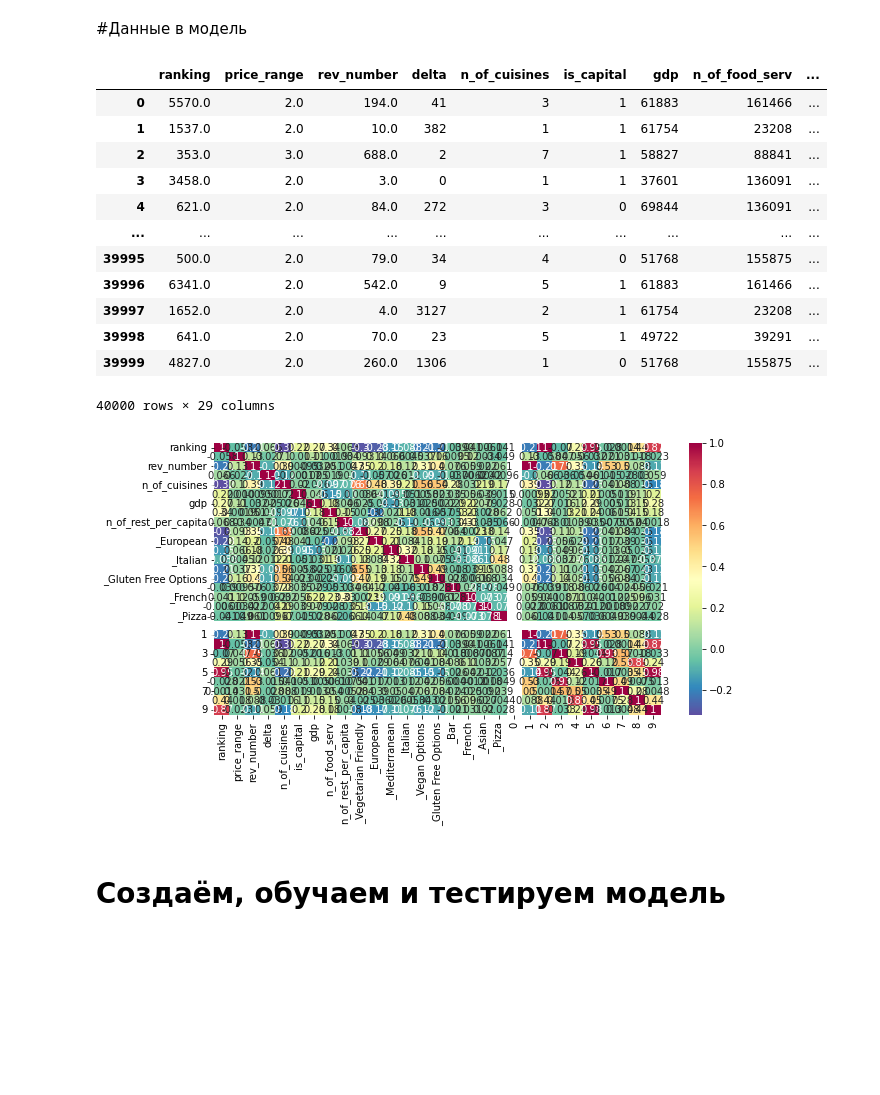
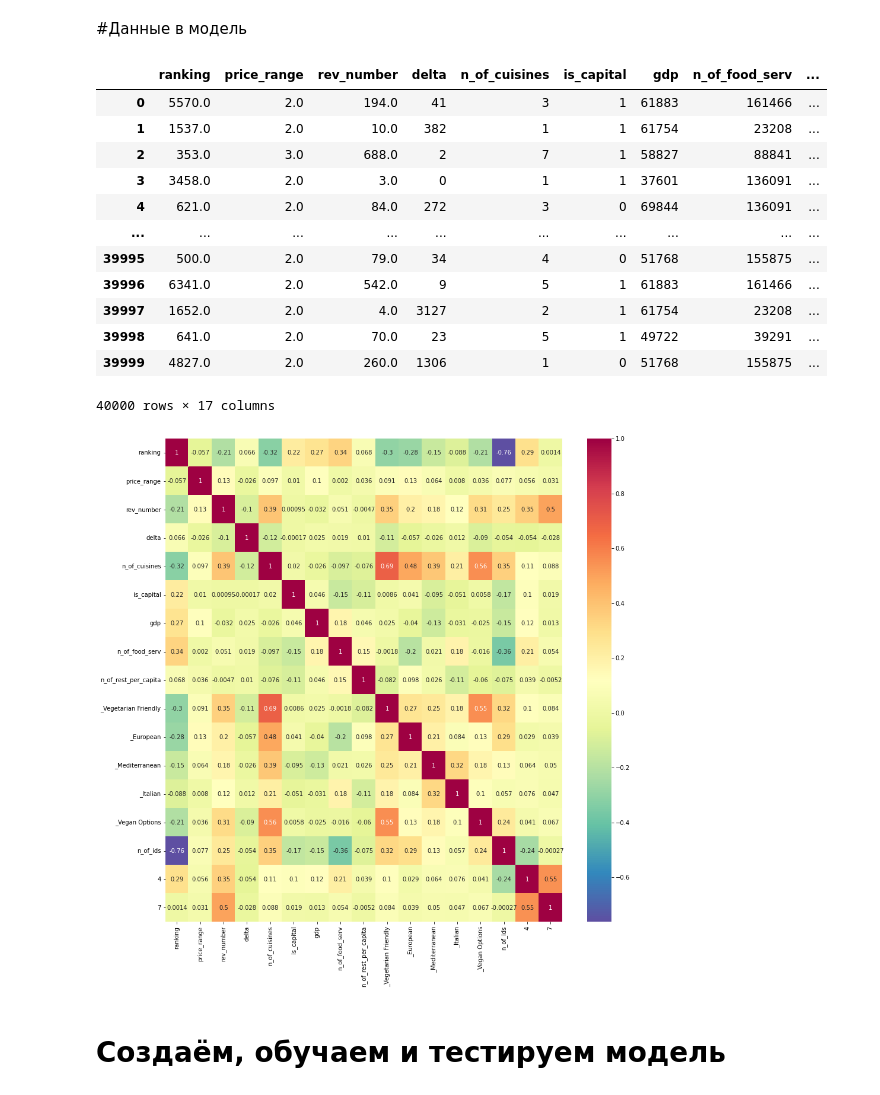
Before and after one commit to akitim/SkillFactory_projects, a Jupyter notebook: Проект_3_О_вкусной_и_здоровой_пище.ipynb, the cells around one changed output. Saved outputs shown, nothing was run; the diff lists cells and outputs as text; code cells hidden in the pictures; blank space fills up the shorter version.

```diff
--- a/Проект_3_О_вкусной_и_здоровой_пище.ipynb
+++ b/Проект_3_О_вкусной_и_здоровой_пище.ipynb
@@ -173,11 +173,15 @@ rest.loc[:, 'n_of_rest_per_capita'] = rest.loc[:, 'city'].\
     apply(lambda city: n_of_rest_per_capita[city])
 
 # получаем dummies из столбца cuisine и прикрепляем его к осн. датафрейму
+top_cuisines_num = 5  #кол-во самых распространненных кухонь, можно взять любое
+
+# создаем список самых популярных top_cuisines_num типов кухонь
 top_cuisines = rest.loc[rest.loc[:, 'cuisine'].apply(lambda x: x != ['']), :].\
     explode('cuisine').groupby('cuisine')['cuisine'].\
-        count().sort_values(ascending=False).head(10).index
+        count().sort_values(ascending=False).head(top_cuisines_num).index
+
+# прикрепляем к датафрейму
 top_cuisines = list(map(lambda x: '_' + x, top_cuisines))
-
 rest = pd.concat([
          rest,
          pd.get_dummies(rest.explode('cuisine'), columns=['cuisine'], prefix='').
@@ -193,7 +197,10 @@ price_range_quantize = {
 }
 rest.loc[:, 'price_range']=\
 rest.loc[:, 'price_range'].apply(lambda x: 0 if pd.isna(x) else price_range_quantize[x])
-# display(rest.loc[rest.loc[:, 'price_range'].apply(pd.isna), 'price_range'])
+
+# добавляем признак кол-ва id
+n_of_ids = rest.loc[:, 'id'].value_counts()
+rest.loc[:, 'n_of_ids'] = rest.loc[:, 'id'].apply(lambda id: n_of_ids[id])
 
 # Какие признаки возьмем в модель?
 # ==================================
@@ -350,0 +304,8 @@ df.index #.groupby('city')['price_range'].value_counts()
+# %%
+# (rest.loc[:, 'delta']).hist(bins=80, log=True);
+
+# rest.loc[:, 'rating'].hist(bins=50);
+n_of_ids = rest.loc[:, 'id'].value_counts()
+# rest.loc[:, 'id'].hist(bins=50);
+rest.loc[:, 'n_of_ids'] =\
+rest.loc[:, 'id'].apply(lambda id: n_of_ids[id])
@@ -422,27 +405,35 @@ ValueError: ignored
+# %%
+rest.loc[:, 'rank/n_of_ids'] = rest.loc[:, 'ranking'] / rest.loc[:, 'n_of_ids']
+rest.drop(columns = ['ranking', 'n_of_ids'], inplace=True)
+
+rest.loc[:, '4+7'] = rest.loc[:, 4] + rest.loc[:, 7]
+rest.drop(columns = [4, 7], inplace=True)
 # %% [markdown]
 #Данные в модель
 # %%
 import seaborn as sns
+import matplotlib.pyplot as plt
 # rest_m = rest.loc[:, ['ranking', 'rev_number', 'n_of_cuisines', 'delta', 'population']]
-rest_m = rest.drop(['id', 'city', 'cuisine', 'rating',  'reviews', 'population'],
+rest_m = rest.drop(['id', 'city', 'cuisine', 'rating', 'reviews', 'population', 0, 1, 2, 3, 5, 6, 8, 9],
                    axis=1)
+plt.figure(figsize = (15, 15))
 sns.heatmap(rest_m.corr(), annot = True, cmap = 'Spectral_r');
 rest_m
 # %% [output]
 |  | ranking | price_range | rev_number | delta | n_of_cuisines | is_capital | gdp | n_of_food_serv | ... |
 | 0 | 5570.0 | 2.0 | 194.0 | 41 | 3 | 1 | 61883 | 161466 | ... |
 | 1 | 1537.0 | 2.0 | 10.0 | 382 | 1 | 1 | 61754 | 23208 | ... |
 | 2 | 353.0 | 3.0 | 688.0 | 2 | 7 | 1 | 58827 | 88841 | ... |
 | 3 | 3458.0 | 2.0 | 3.0 | 0 | 1 | 1 | 37601 | 136091 | ... |
 | 4 | 621.0 | 2.0 | 84.0 | 272 | 3 | 0 | 69844 | 136091 | ... |
 | ... | ... | ... | ... | ... | ... | ... | ... | ... | ... |
 | 39995 | 500.0 | 2.0 | 79.0 | 34 | 4 | 0 | 51768 | 155875 | ... |
 | 39996 | 6341.0 | 2.0 | 542.0 | 9 | 5 | 1 | 61883 | 161466 | ... |
 | 39997 | 1652.0 | 2.0 | 4.0 | 3127 | 2 | 1 | 61754 | 23208 | ... |
 | 39998 | 641.0 | 2.0 | 70.0 | 23 | 5 | 1 | 49722 | 39291 | ... |
 | 39999 | 4827.0 | 2.0 | 260.0 | 1306 | 1 | 0 | 51768 | 155875 | ... |
-40000 rows × 29 columns
+40000 rows × 17 columns
-[figure, old version]
+[figure, new version]
 # %% [markdown]
 # Создаём, обучаем и тестируем модель
 # %%
```
Also changed, not shown: parts of 8 cells of this notebook.
